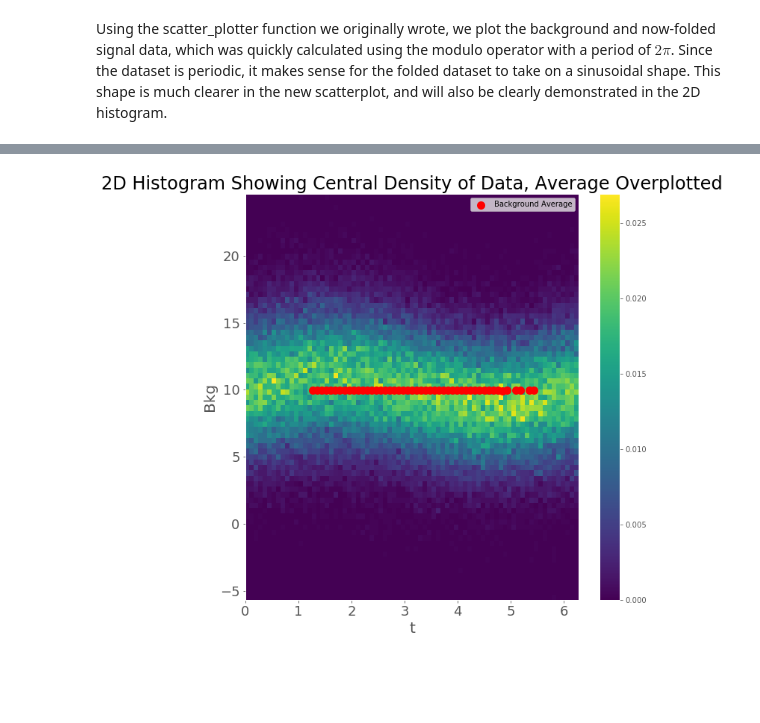
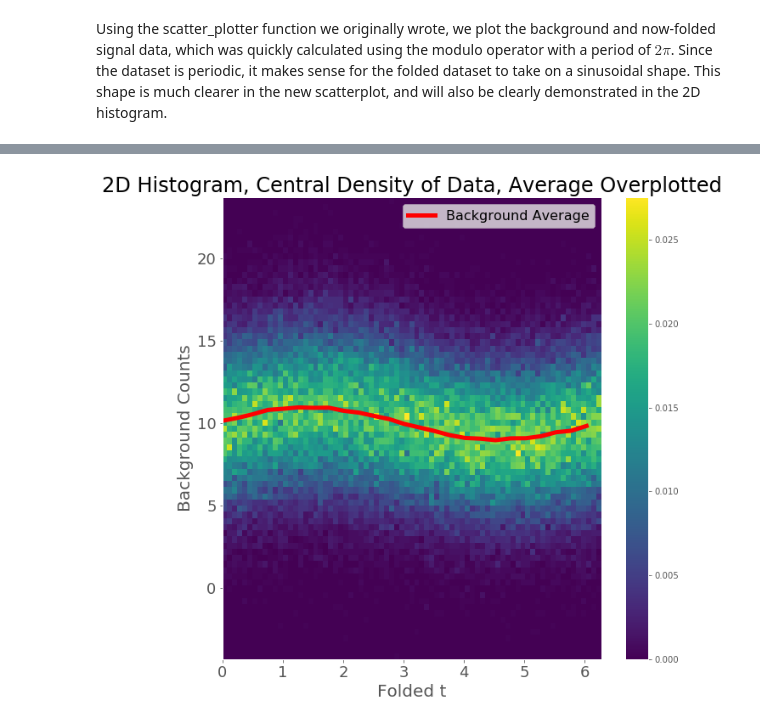
Before and after one commit to darrenhunt2/Phys-434, a Jupyter notebook: HW-4.ipynb, the cells around one changed output, grey strips where cells are left out. Cells and saved outputs as stored; diff of their text form; code cells hidden in the pictures; blank space fills up the shorter version.

```diff
--- a/HW-4.ipynb
+++ b/HW-4.ipynb
@@ -148,10 +140,0 @@ We can now see the sinusoidal shape of the data much more clearly.
-# %%
-def avg(foldedt,bg,bins,N):
-    # returns the average of the background
-    den,x,y = np.histogram2d(foldedt,bg,bins=bins)
-    den[den==0.0] = np.nan  # prevent divide by 0 error
-    num,x,y = np.histogram2d(foldedt,bg,bins=[x,y],weights=N)
-    for i in range(len(den)):
-        average = num[i] / den[i]
-    newt = np.histogram(foldedt,bins=bins-1)  # new t axis values
-    return average, newt[1]
@@ -158,18 +145,21 @@ def avg(foldedt,bg,bins,N):
+# %%
+def avg(foldedt,bg,bins):
+    mu,edges,binNo = stats.binned_statistic(foldedt,bg,statistic='mean',bins=bins)
+    return edges, mu
 # %%
-average, newt = avg(folded,bkgd,75,N)
+newt, mu = avg(folded,bkgd,25)
 # %%
 # overplot onto histogram
 fig, ax = plt.subplots(1, 1, figsize=(10,10))
-ax.set_title("2D Histogram Showing Central Density of Data, Average Overplotted", fontsize=24)
-ax.set_xlabel("t", fontsize=20)
-ax.set_ylabel("Bkg", fontsize=20)
+ax.set_title("2D Histogram, Central Density of Data, Average Overplotted", fontsize=24)
+ax.set_xlabel("Folded t", fontsize=20)
+ax.set_ylabel("Background Counts", fontsize=20)
 plt.tick_params(labelsize = 18)
 
 plt.hist2d(folded,bkgd,density=True,bins=75)
-for i in range(len(average)):
-    ax.scatter(newt[i],average[i],color='r',linewidth=5,label='Background Average' if i==0 else"")
+ax.plot(newt[:-1],mu,color='r',linewidth=5,label='Background Average')
 plt.colorbar()
-plt.legend()
+plt.legend(fontsize=16)
 plt.show()
 # %% [output]
-[figure, old version]
+[figure, new version]
```
Also changed, not shown: parts of 15 cells of this notebook.
